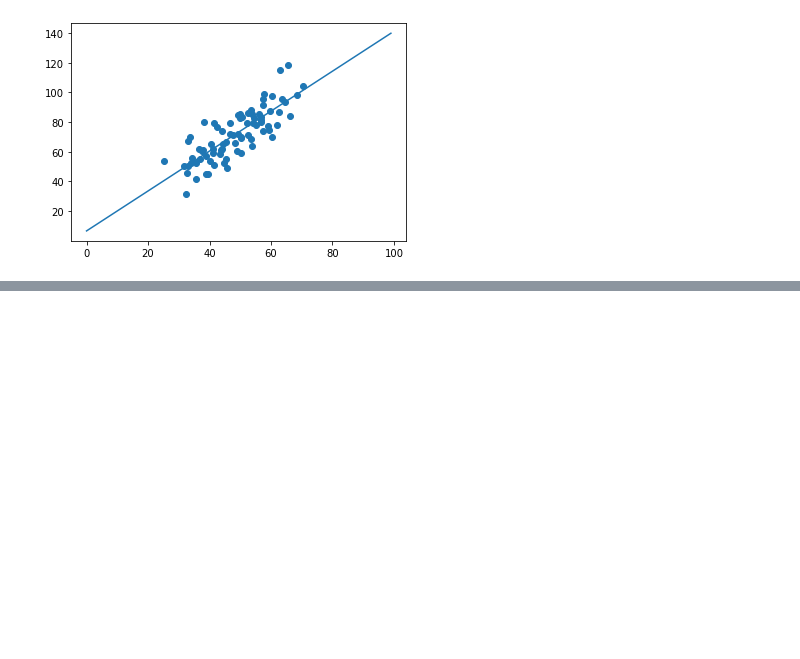
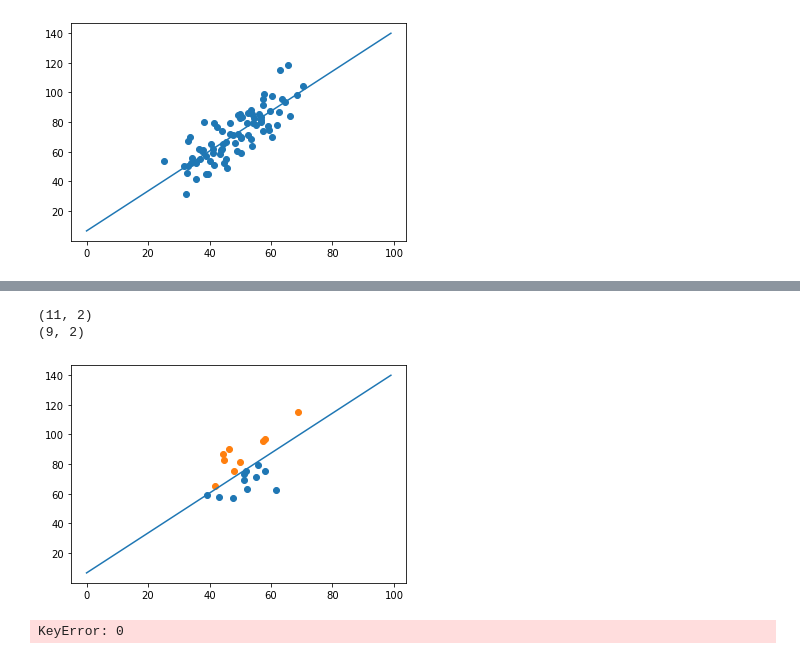
Before and after one commit to zoeynguyen1719/Strive, a Jupyter notebook: AI/M3 - Machine Learning/D2/02. Linear_regression/ml2.ipynb, the cells around one changed output, grey strips where cells are left out. Saved outputs shown, nothing was run; the diff lists cells and outputs as text; code cells hidden in the pictures; blank space fills up the shorter version.

```diff
--- a/AI/M3 - Machine Learning/D2/02. Linear_regression/ml2.ipynb
+++ b/AI/M3 - Machine Learning/D2/02. Linear_regression/ml2.ipynb
@@ -119,25 +136,42 @@ raise NotImplementedError()
 # %%
 #Classify your test data in to classes
 #if the Y value for a certain X is lower than the line then the class is 0
 class_0 = []
 class_1 = []
 
+
+
 # YOUR CODE HERE
 for i in range(x_test.shape[0]):
 
+    if y_test.values[i] < (a + x_test.values[i]*b):
 
+        class_0.append( (x_test.values[i], y_test.values[i]) )
 
-class_0 = np.array(class_0)
-class_1 = np.array(class_1)
+    else:
+        class_1.append( (x_test.values[i], y_test.values[i]) )
+
+class_0 = np.asarray(class_0)
+class_1 = np.asarray(class_1)
 print(class_0.shape)
 print(class_1.shape)
+
+plt.scatter(class_0[:,0] , class_0[:,1])
+plt.scatter(class_1[:,0] , class_1[:,1])
+plt.plot(y)
+plt.show()
+# %% [output]
+(11, 2)
+(9, 2)
+[figure, added]
 # %%
 assert 9 < class_0.shape[0] < 13
 assert 7 < class_1.shape[0] < 11
 # %%
 err = 0
 for i in range(x_test.shape[0]):
-    err += abs( y_test[i] - (a + x_test.values[i]*b) )
+    err += abs(  y_test[i] - (a + x_test.values[i]*b)  )
 
 print(err)
-raise NotImplementedError()
+# %% [output]
+KeyError: 0
```
Also changed, not shown: parts of 5 cells of this notebook, 15 other files.
